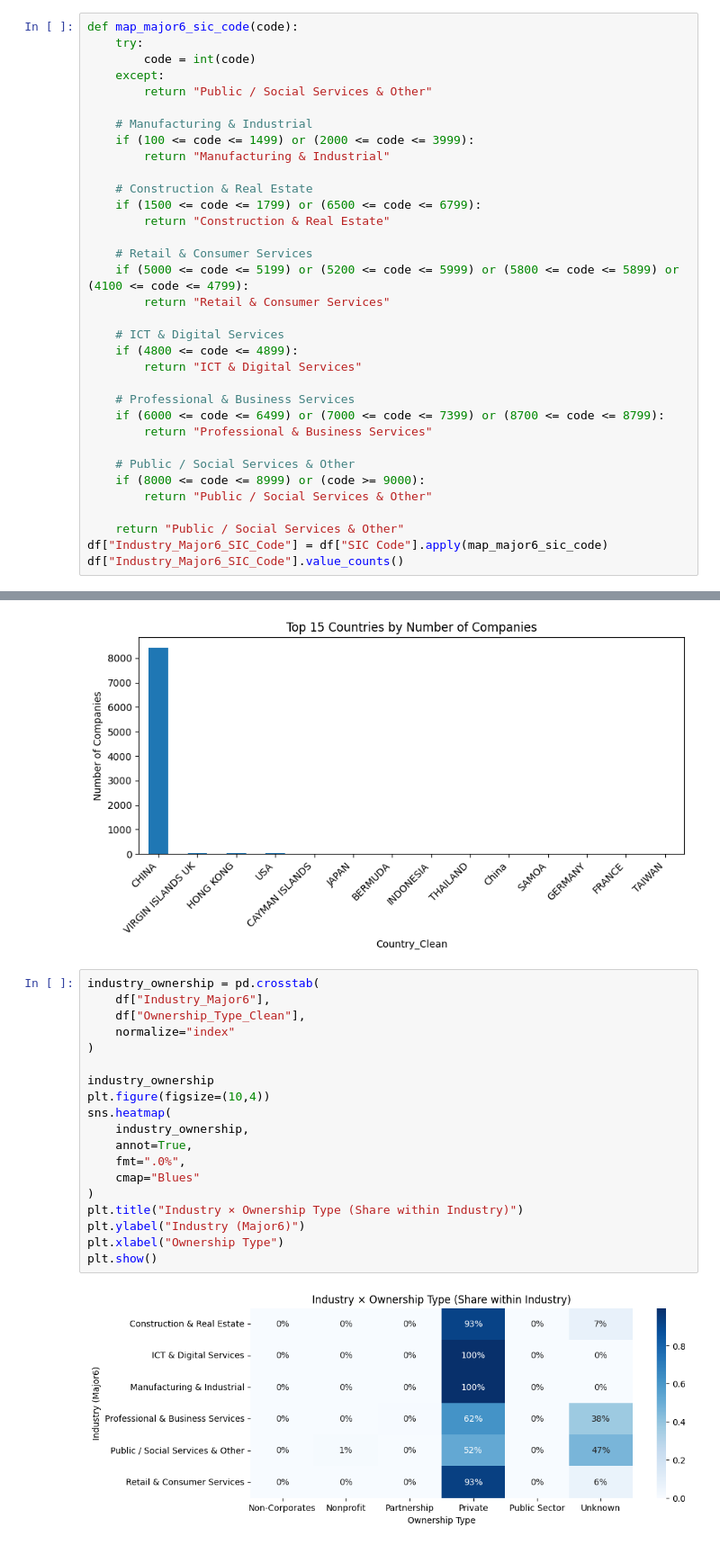
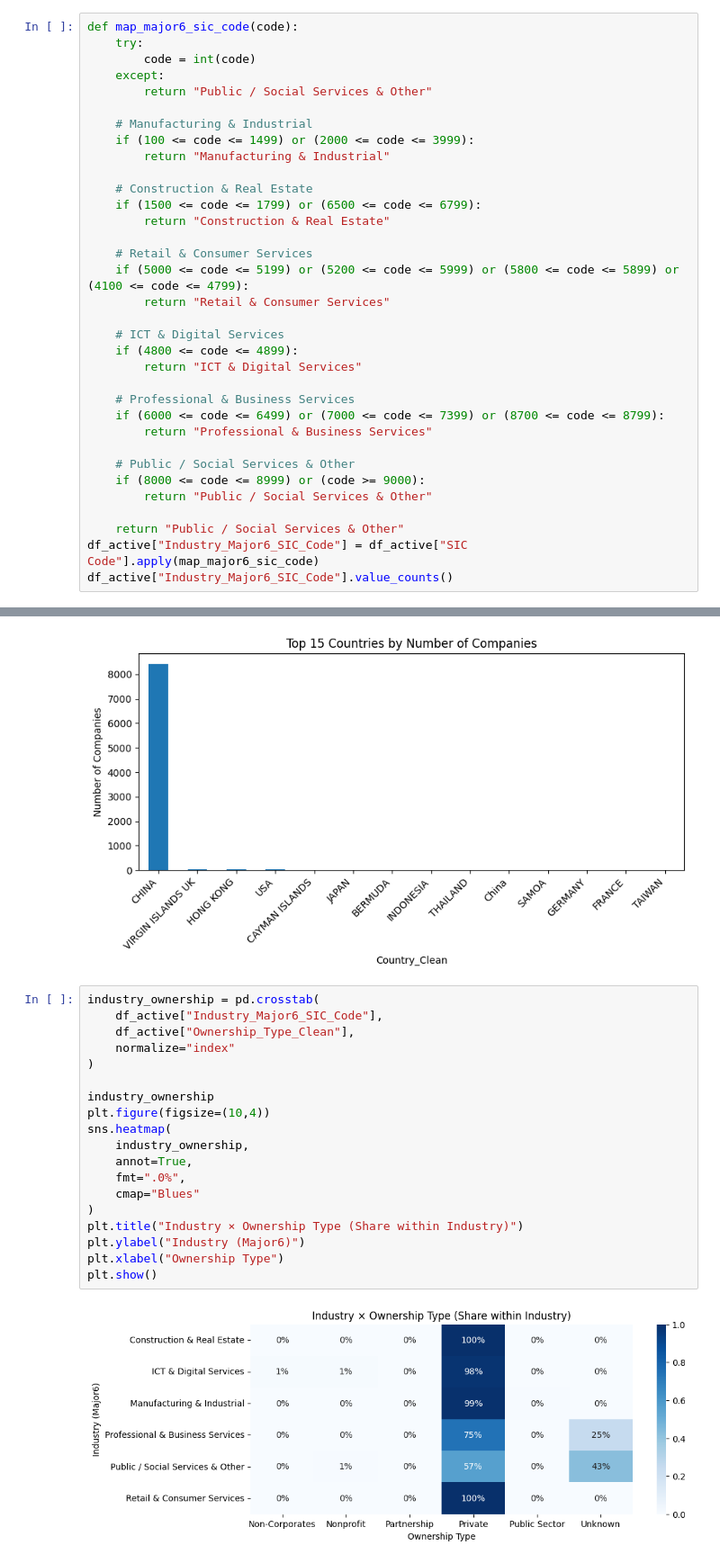
Before and after one commit to Hu-Yun-Xin/Datathon-2026-T5W, a Jupyter notebook: part2.ipynb, the cells around one changed output, grey strips where cells are left out. Shown at 90% size. Drawn from its saved outputs; the diff is of its cells as text.

```diff
--- a/part2.ipynb
+++ b/part2.ipynb
@@ -195,8 +195,8 @@ def map_major6_sic_code(code):
         return "Public / Social Services & Other"
 
     return "Public / Social Services & Other"
-df["Industry_Major6_SIC_Code"] = df["SIC Code"].apply(map_major6_sic_code)
-df["Industry_Major6_SIC_Code"].value_counts()
+df_active["Industry_Major6_SIC_Code"] = df_active["SIC Code"].apply(map_major6_sic_code)
+df_active["Industry_Major6_SIC_Code"].value_counts()
 # %% [output]
 Industry_Major6_SIC_Code
 Professional & Business Services    2628
@@ -240,24 +240,24 @@ plt.show()
 [figure]
 # %%
 industry_ownership = pd.crosstab(
-    df["Industry_Major6"],
-    df["Ownership_Type_Clean"],
+    df_active["Industry_Major6_SIC_Code"],
+    df_active["Ownership_Type_Clean"],
     normalize="index"
 )
 
 industry_ownership
 plt.figure(figsize=(10,4))
 sns.heatmap(
     industry_ownership,
     annot=True,
     fmt=".0%",
     cmap="Blues"
 )
 plt.title("Industry × Ownership Type (Share within Industry)")
 plt.ylabel("Industry (Major6)")
 plt.xlabel("Ownership Type")
 plt.show()
 # %% [output]
-[figure, old version]
+[figure, new version]
 # %%
 industry_region = pd.crosstab(
```
Also changed, not shown: parts of 8 cells of this notebook.
